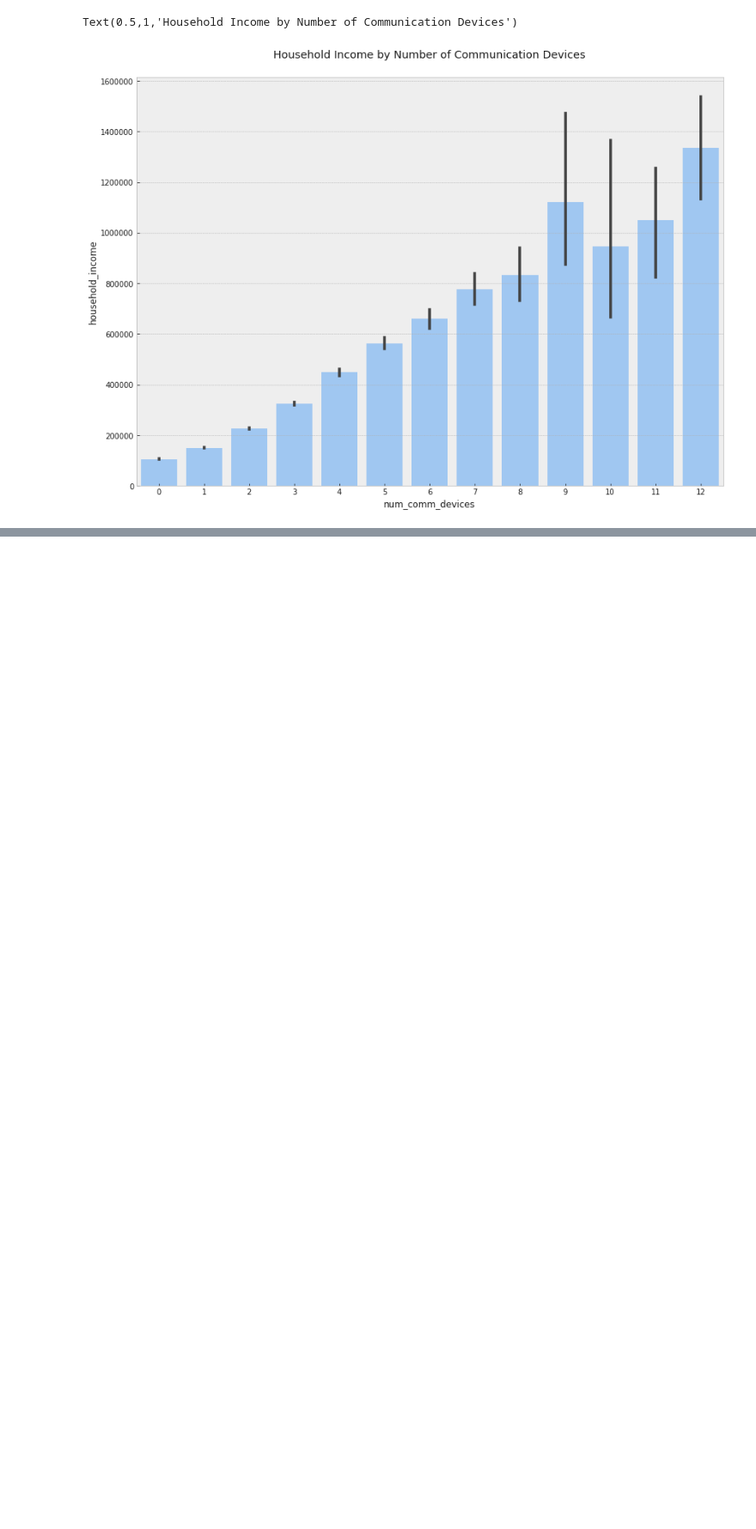
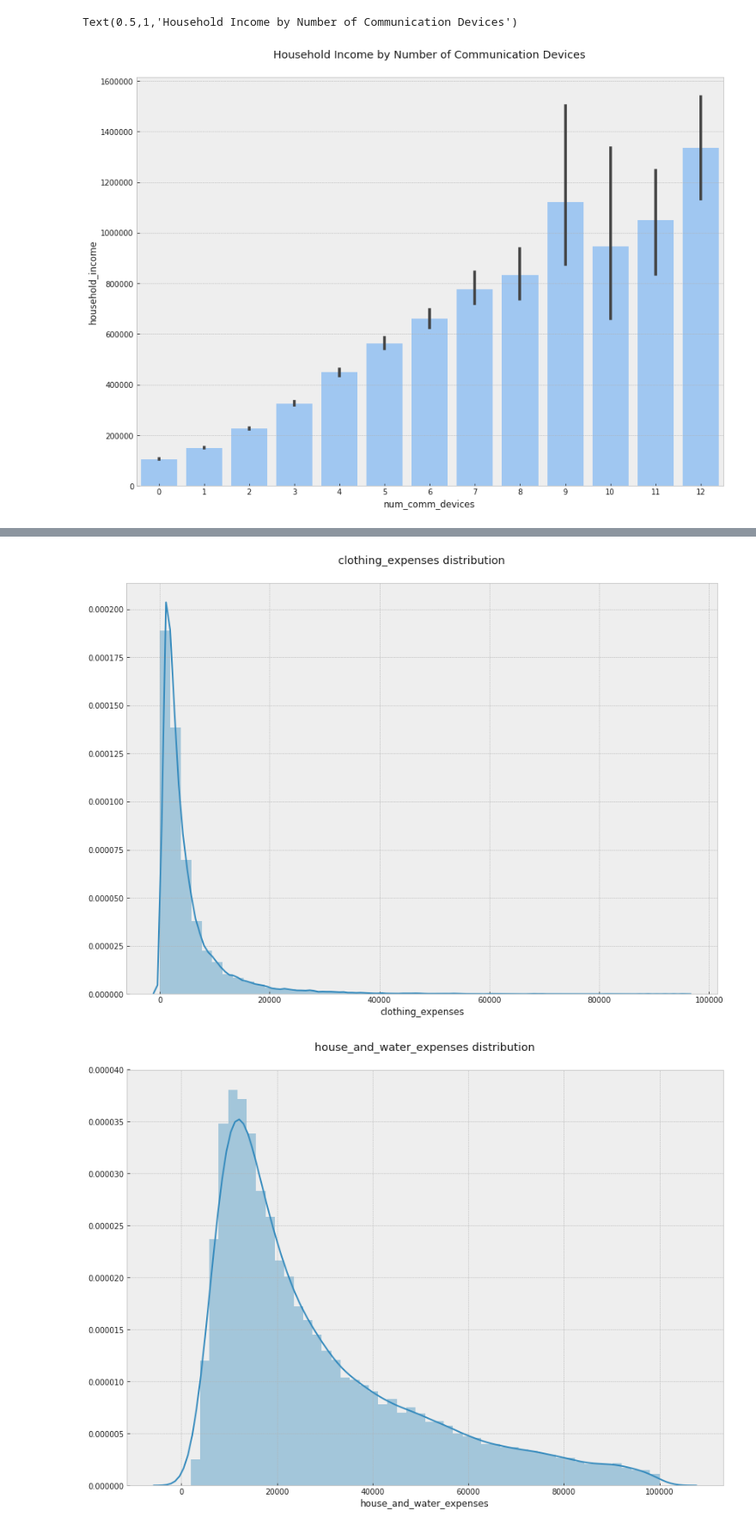
Before and after one commit to rossrco/kiva_ph_poverty_score, a Jupyter notebook: fies_data_cleanup.ipynb, the cells around one changed output, grey strips where cells are left out. Shown at 86% size. Saved outputs shown, nothing was run; the diff lists cells and outputs as text; code cells hidden in the pictures; blank space fills up the shorter version.

```diff
--- a/fies_data_cleanup.ipynb
+++ b/fies_data_cleanup.ipynb
@@ -462,0 +465,5 @@ Text(0.5,1,'Household Income by Number of Communication Devices')
+# %%
+num_col = ['clothing_expenses', 'house_and_water_expenses',
+           'house_rental_value', 'medical_expenses', 'transport_expenses', 'comm_expenses',
+           'education_expenses', 'misc_expenses', 'special_occasion_expenses',
+           'farming_gardening_expenses']
@@ -462,0 +480,3 @@ Text(0.5,1,'Household Income by Number of Communication Devices')
+# %%
+for c in ['household_income', 'food_expenses']:
+    display(phil_inc_extract[c].describe())
@@ -462,0 +502,7 @@ Text(0.5,1,'Household Income by Number of Communication Devices')
+# %%
+for c in num_col:
+    plt.title('%s distribution' % c)
+    plt.show(sns.distplot(phil_inc_extract[phil_inc_extract[c] < 100000][c], label = c))
+# %% [output]
+[figure, added]
+[figure, added]
```
Also changed, not shown: parts of 5 cells of this notebook, 6 other files.
